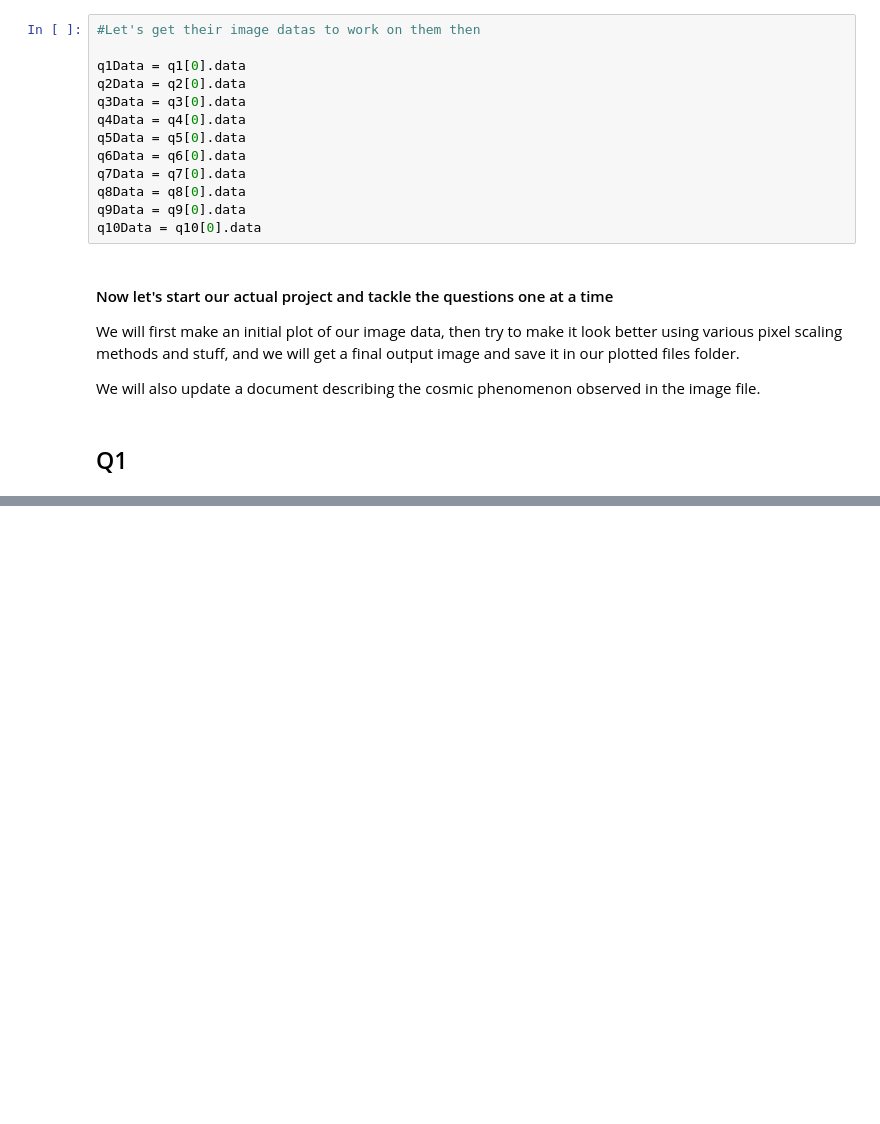
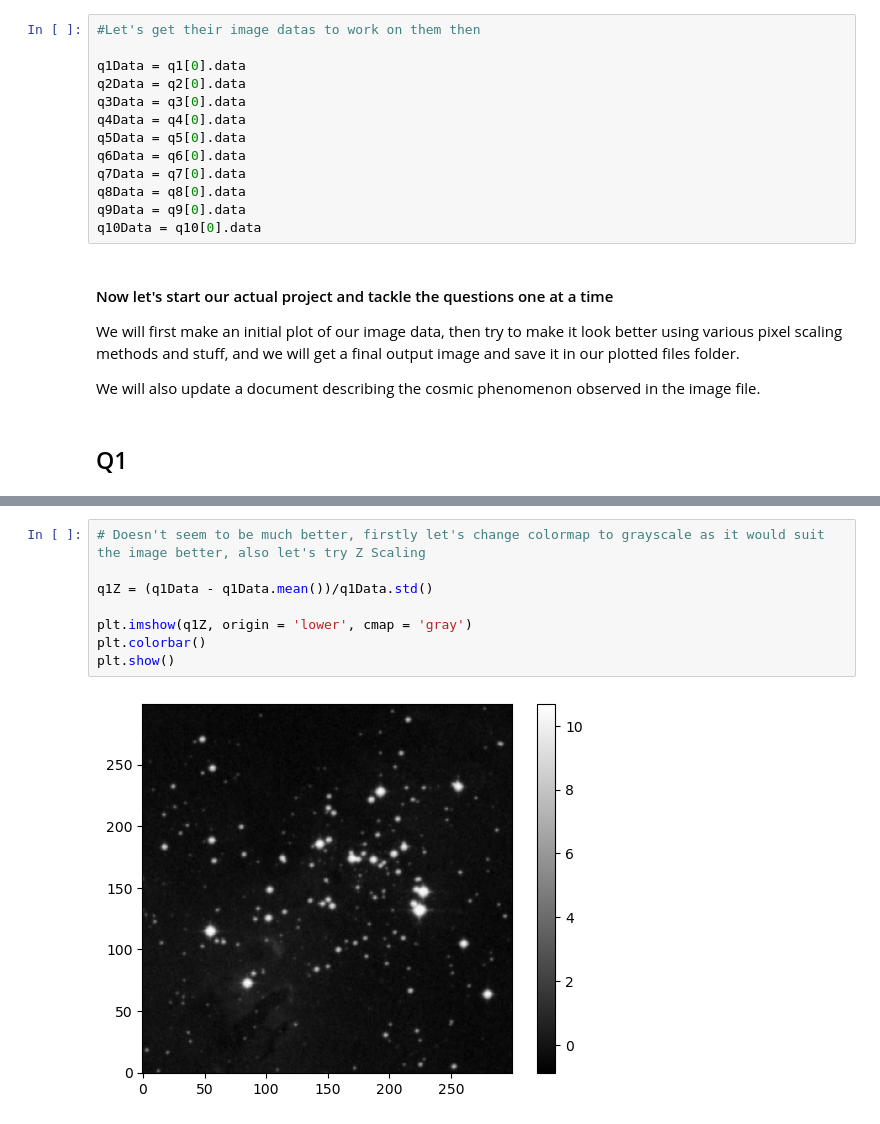
Before and after one commit to bestboybest/OlympusTech3.0--AstroGoodBoy, a Jupyter notebook: Task1/AstroGoodBoy_notebook_FITS.ipynb, the cells around one changed output, grey strips where cells are left out. Saved outputs shown, nothing was run; the diff lists cells and outputs as text; blank space fills up the shorter version.

```diff
--- a/Task1/AstroGoodBoy_notebook_FITS.ipynb
+++ b/Task1/AstroGoodBoy_notebook_FITS.ipynb
@@ -74,0 +93,10 @@ We will also update a document describing the cosmic phenomenon observed in the
+# %%
+# Doesn't seem to be much better, firstly let's change colormap to grayscale as it would suit the image better, also let's try Z Scaling
+
+q1Z = (q1Data - q1Data.mean())/q1Data.std()
+
+plt.imshow(q1Z, origin = 'lower', cmap = 'gray')
+plt.colorbar()
+plt.show()
+# %% [output]
+[figure, added]
```
Also changed, not shown: parts of 6 cells of this notebook.
